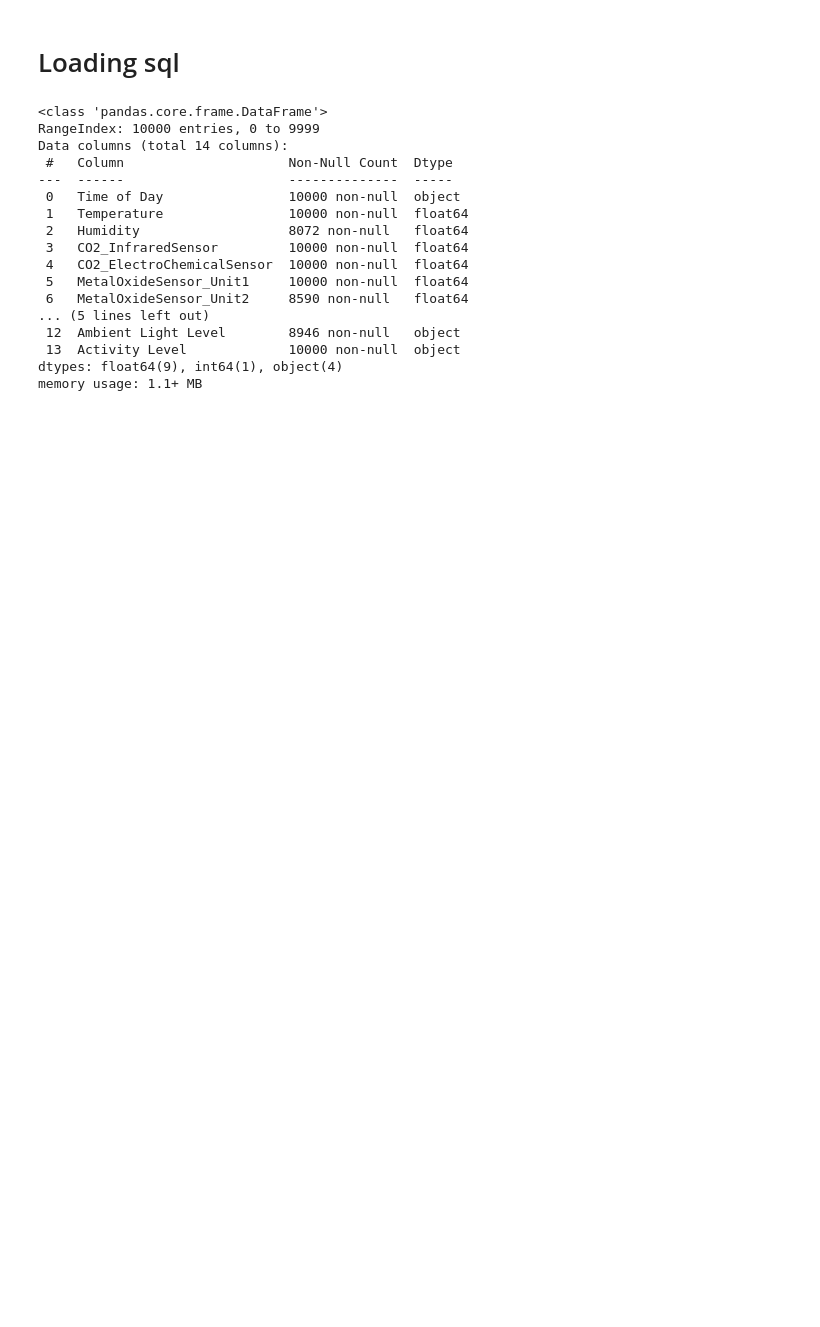
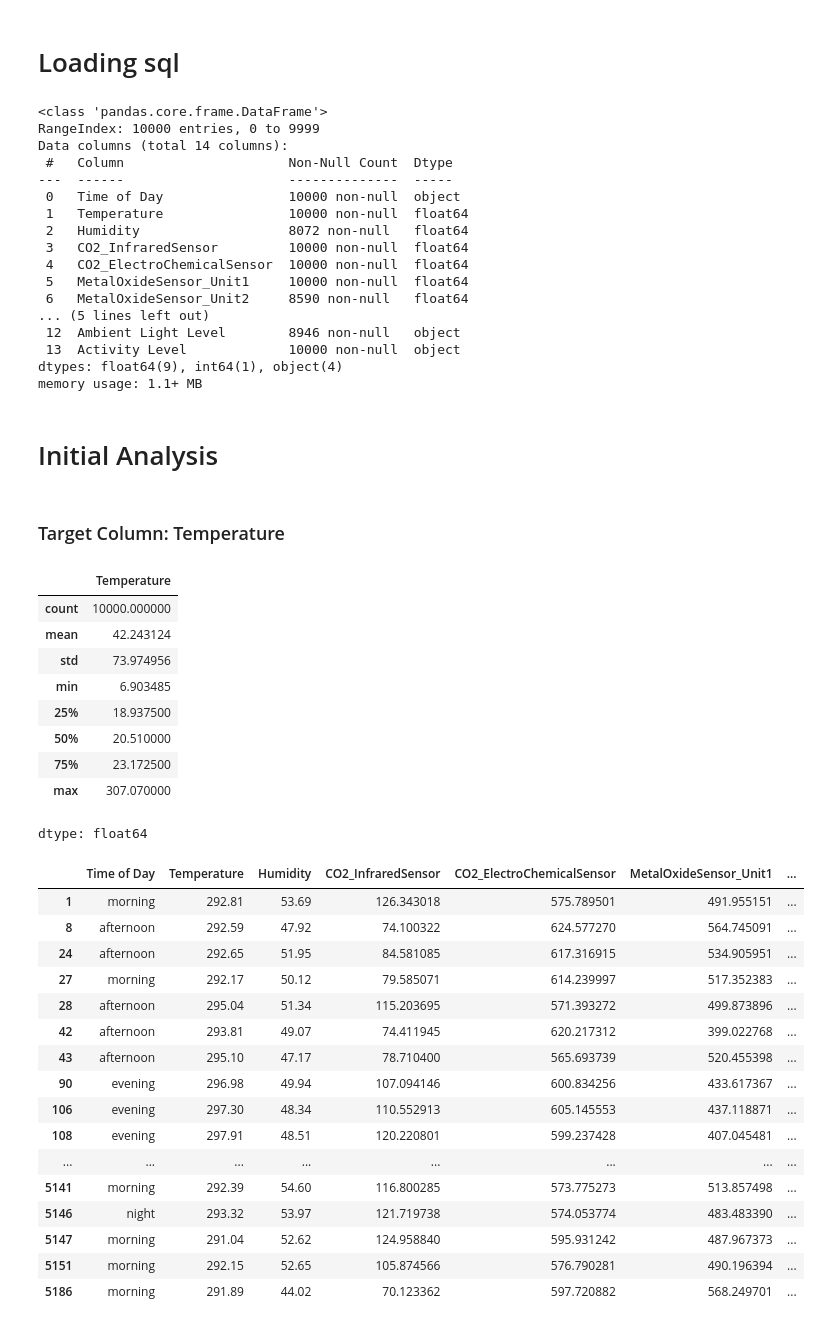
Before and after one commit to cucucumber789-svg/EGT309_T2_Chickenpie, a Jupyter notebook: eda.ipynb, the cells around one changed output. Cells and saved outputs as stored; diff of their text form; code cells hidden in the pictures; blank space fills up the shorter version.

```diff
--- a/eda.ipynb
+++ b/eda.ipynb
@@ -41,3 +41,38 @@ Data columns (total 14 columns):
  13  Activity Level             10000 non-null  object
 dtypes: float64(9), int64(1), object(4)
 memory usage: 1.1+ MB
+# %% [markdown]
+# Initial Analysis
+# %% [markdown]
+### Target Column: Temperature
+# %%
+display(df['Temperature'].describe())
+df[df['Temperature'] > 100]
+# %% [output]
+|  | Temperature |
+| count | 10000.000000 |
+| mean | 42.243124 |
+| std | 73.974956 |
+| min | 6.903485 |
+| 25% | 18.937500 |
+| 50% | 20.510000 |
+| 75% | 23.172500 |
+| max | 307.070000 |
+dtype: float64
+|  | Time of Day | Temperature | Humidity | CO2_InfraredSensor | CO2_ElectroChemicalSensor | MetalOxideSensor_Unit1 | ... |
+| 1 | morning | 292.81 | 53.69 | 126.343018 | 575.789501 | 491.955151 | ... |
+| 8 | afternoon | 292.59 | 47.92 | 74.100322 | 624.577270 | 564.745091 | ... |
+| 24 | afternoon | 292.65 | 51.95 | 84.581085 | 617.316915 | 534.905951 | ... |
+| 27 | morning | 292.17 | 50.12 | 79.585071 | 614.239997 | 517.352383 | ... |
+| 28 | afternoon | 295.04 | 51.34 | 115.203695 | 571.393272 | 499.873896 | ... |
+| 42 | afternoon | 293.81 | 49.07 | 74.411945 | 620.217312 | 399.022768 | ... |
+| 43 | afternoon | 295.10 | 47.17 | 78.710400 | 565.693739 | 520.455398 | ... |
+| 90 | evening | 296.98 | 49.94 | 107.094146 | 600.834256 | 433.617367 | ... |
+| 106 | evening | 297.30 | 48.34 | 110.552913 | 605.145553 | 437.118871 | ... |
+| 108 | evening | 297.91 | 48.51 | 120.220801 | 599.237428 | 407.045481 | ... |
+| ... | ... | ... | ... | ... | ... | ... | ... |
+| 5141 | morning | 292.39 | 54.60 | 116.800285 | 573.775273 | 513.857498 | ... |
+| 5146 | night | 293.32 | 53.97 | 121.719738 | 574.053774 | 483.483390 | ... |
+| 5147 | morning | 291.04 | 52.62 | 124.958840 | 595.931242 | 487.967373 | ... |
+| 5151 | morning | 292.15 | 52.65 | 105.874566 | 576.790281 | 490.196394 | ... |
+| 5186 | morning | 291.89 | 44.02 | 70.123362 | 597.720882 | 568.249701 | ... |
```
Also changed, not shown: parts of 16 cells of this notebook.
